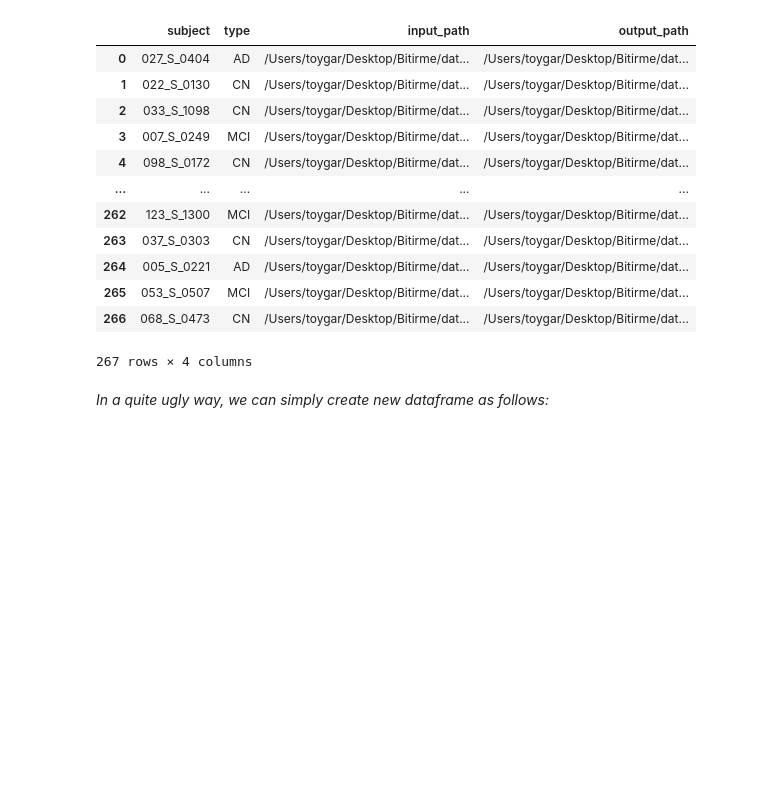
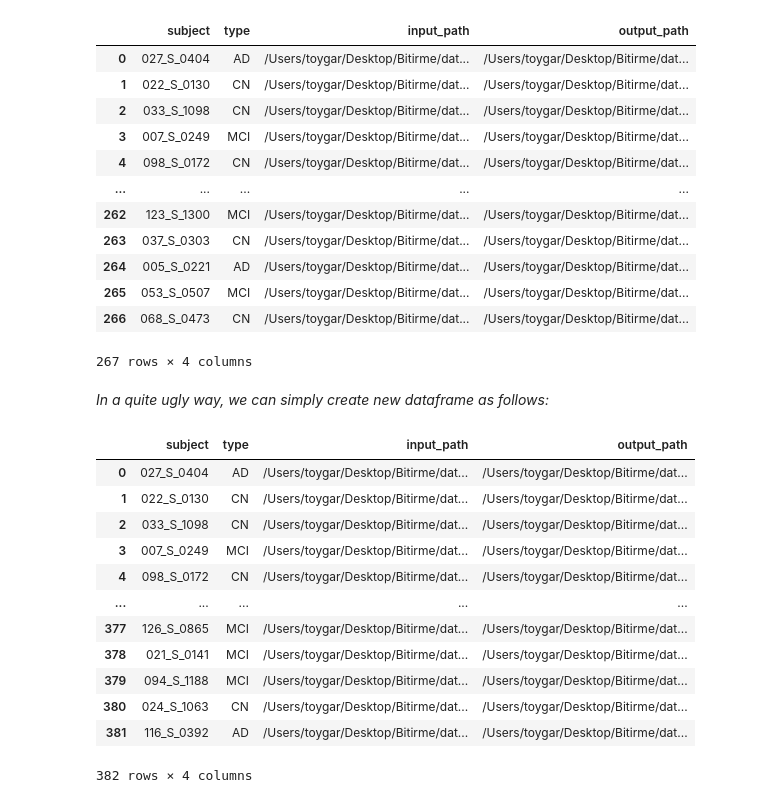
Before and after one commit to tanyelai/alzheimer, a Jupyter notebook: utils/prepare_paths.ipynb, the cells around one changed output. Saved outputs shown, nothing was run; the diff lists cells and outputs as text; code cells hidden in the pictures; blank space fills up the shorter version.

```diff
--- a/utils/prepare_paths.ipynb
+++ b/utils/prepare_paths.ipynb
@@ -144,6 +152,7 @@ Test .csv file is already exist.
 # %%
 train = pd.read_csv(os.path.join(path, 'train/train.csv'))
 test = pd.read_csv(os.path.join(path, 'test/test.csv'))
+val = pd.read_csv(os.path.join(path, 'val/val.csv'))
 # %%
 train
 # %% [output]
@@ -233,8 +274,24 @@ test.to_csv(os.path.join(path, 'test/test.csv'), index=False)
 # %% [markdown]
 *In a quite ugly way, we can simply create new dataframe as follows:*
 # %%
-frame = [train, test]
+frame = [train, test, val]
 all = pd.concat(frame).reset_index(drop=True)
+# %%
+all
+# %% [output]
+|  | subject | type | input_path | output_path |
+| 0 | 027_S_0404 | AD | /Users/toygar/Desktop/Bitirme/dat... | /Users/toygar/Desktop/Bitirme/dat... |
+| 1 | 022_S_0130 | CN | /Users/toygar/Desktop/Bitirme/dat... | /Users/toygar/Desktop/Bitirme/dat... |
+| 2 | 033_S_1098 | CN | /Users/toygar/Desktop/Bitirme/dat... | /Users/toygar/Desktop/Bitirme/dat... |
+| 3 | 007_S_0249 | MCI | /Users/toygar/Desktop/Bitirme/dat... | /Users/toygar/Desktop/Bitirme/dat... |
+| 4 | 098_S_0172 | CN | /Users/toygar/Desktop/Bitirme/dat... | /Users/toygar/Desktop/Bitirme/dat... |
+| ... | ... | ... | ... | ... |
+| 377 | 126_S_0865 | MCI | /Users/toygar/Desktop/Bitirme/dat... | /Users/toygar/Desktop/Bitirme/dat... |
+| 378 | 021_S_0141 | MCI | /Users/toygar/Desktop/Bitirme/dat... | /Users/toygar/Desktop/Bitirme/dat... |
+| 379 | 094_S_1188 | MCI | /Users/toygar/Desktop/Bitirme/dat... | /Users/toygar/Desktop/Bitirme/dat... |
+| 380 | 024_S_1063 | CN | /Users/toygar/Desktop/Bitirme/dat... | /Users/toygar/Desktop/Bitirme/dat... |
+| 381 | 116_S_0392 | AD | /Users/toygar/Desktop/Bitirme/dat... | /Users/toygar/Desktop/Bitirme/dat... |
+382 rows × 4 columns
 # %%
 commands = pd.DataFrame()
 commands['cmd'] = u.create_cmd_file(all)
```
Also changed, not shown: parts of 11 cells of this notebook.
